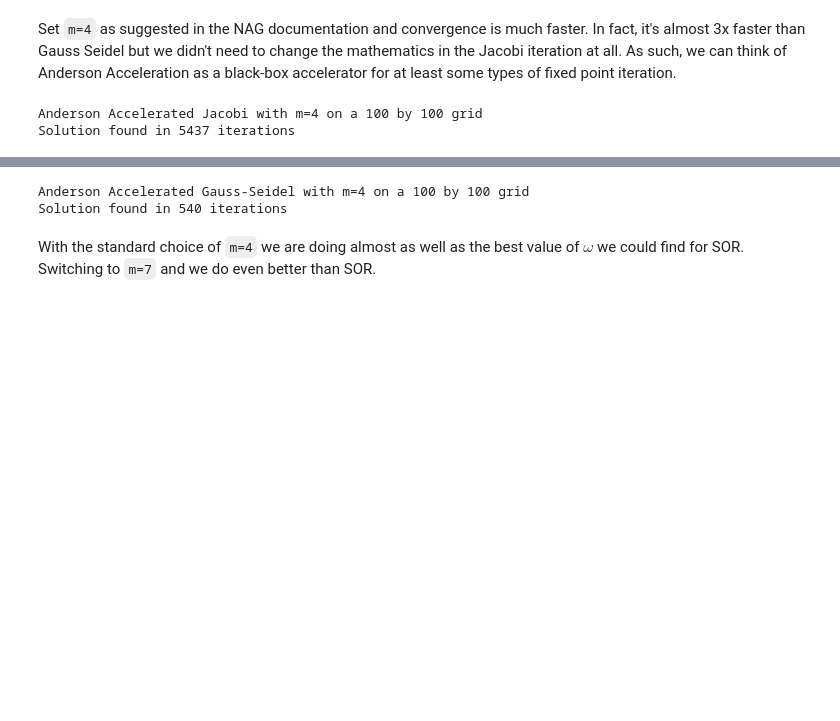
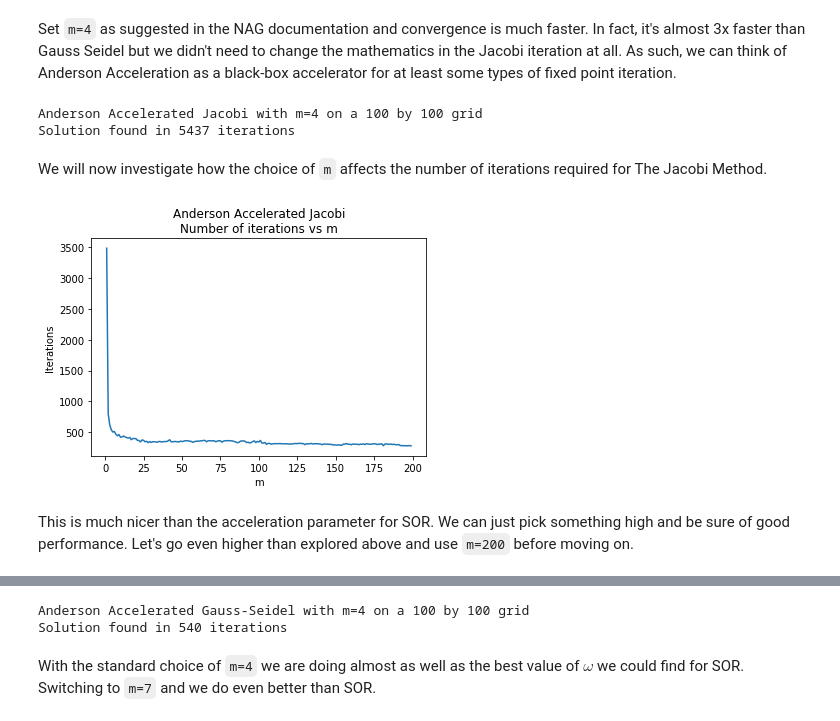
Before and after one commit to numericalalgorithmsgroup/NAGPythonExamples, a Jupyter notebook: roots/Anderson_Acceleration_Poisson.ipynb, the cells around one changed output, grey strips where cells are left out. Drawn from its saved outputs; the diff is of its cells as text; code cells hidden in the pictures; blank space fills up the shorter version.

```diff
--- a/roots/Anderson_Acceleration_Poisson.ipynb
+++ b/roots/Anderson_Acceleration_Poisson.ipynb
@@ -506,3 +506,5 @@ print(f"Solution found in {NAG_jacobi_info.iterations} iterations")
 # %% [output]
 Anderson Accelerated Jacobi with m=4 on a 100 by 100 grid
 Solution found in 5437 iterations
+# %% [markdown]
+We will now investigate how the choice of `m` affects the number of iterations required for The Jacobi Method.
@@ -508,0 +521,11 @@ Solution found in 5437 iterations
+# %%
+mlist = np.arange(1,200,1)
+iterations = [find_best_m(m) for m in mlist]
+plt.plot(mlist,iterations);
+plt.title('Anderson Accelerated Jacobi\nNumber of iterations vs m')
+plt.xlabel('m')
+plt.ylabel('Iterations');
+# %% [output]
+[figure, added]
+# %% [markdown]
+This is much nicer than the acceleration parameter for SOR.  We can just pick something high and be sure of good performance.  Let's go even higher than explored above and use `m=200` before moving on.
```
Also changed, not shown: parts of 17 cells of this notebook.
